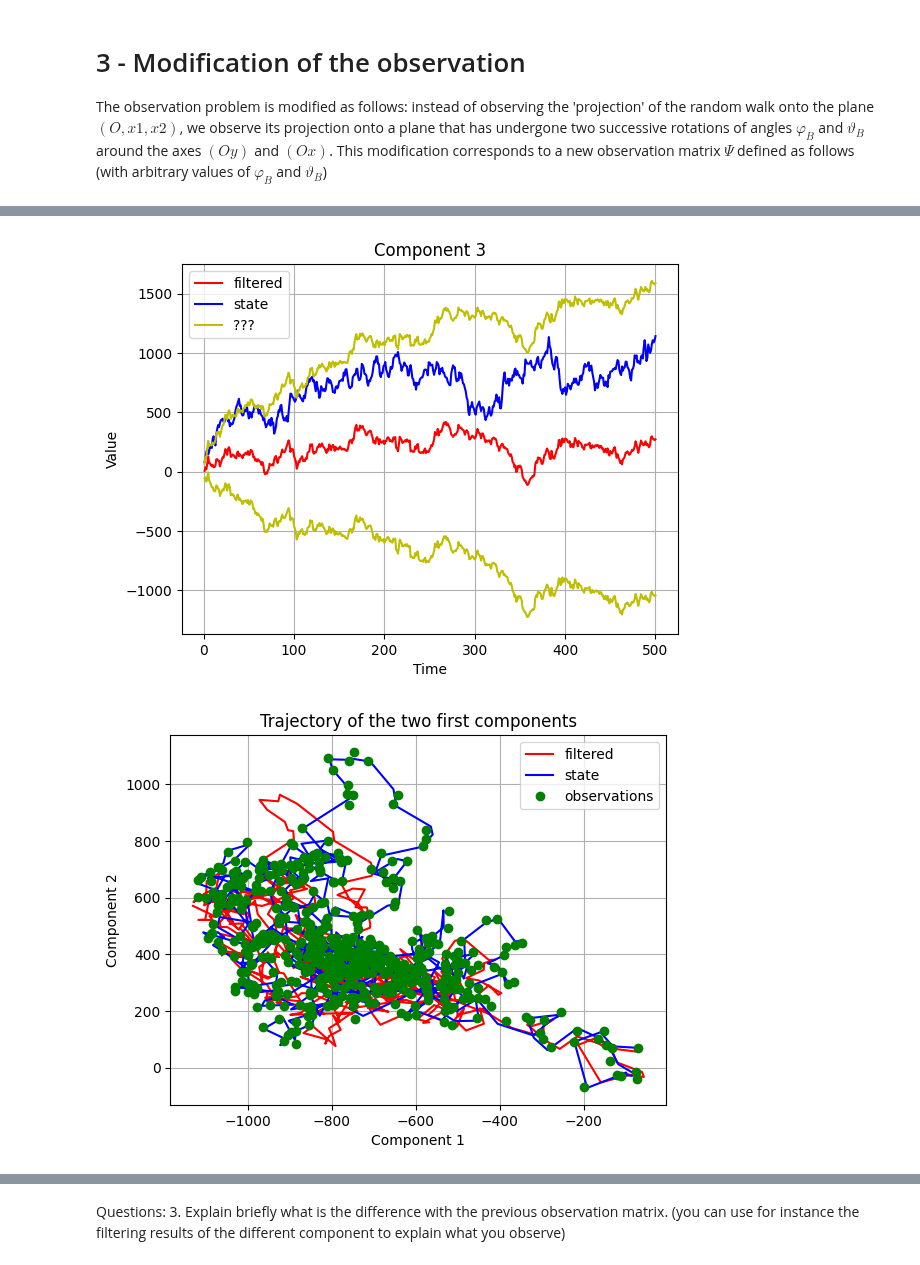
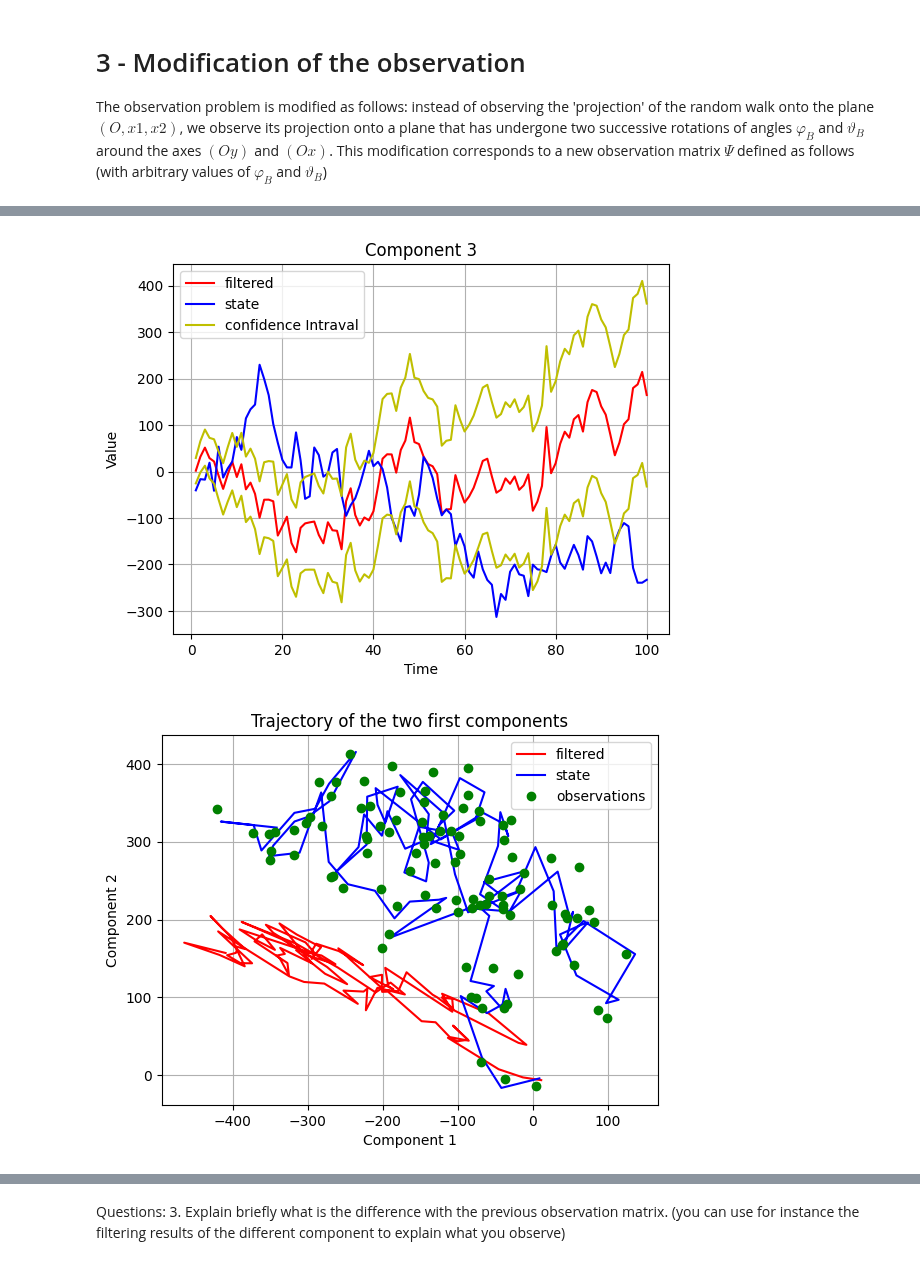
Before and after one commit to KHOUTAIBI/TSIA-TP, a Jupyter notebook: Time-Series-2/Kalman_Practice-Session.ipynb, the cells around one changed output, grey strips where cells are left out. Drawn from its saved outputs; the diff is of its cells as text; code cells hidden in the pictures.

```diff
--- a/Time-Series-2/Kalman_Practice-Session.ipynb
+++ b/Time-Series-2/Kalman_Practice-Session.ipynb
@@ -120,7 +153,7 @@ Y_{k+1, j} = X_{k+1,j} + \eta_{k, j} & \text{with } \eta_{k,j} \sim \mathcal{N}(
 sigma = 10
 tau = 40
 x_0 = np.array([1, 2, -1])
-T = 500
+T = 100
 
 # A-2 structural parameters
 Phi =  np.eye(3)  # Replace with appropriate matrix for state model
@@ -281,7 +328,7 @@ def kalman_filter(Y, m_0, P_0, Phi, Psi, Q, R):
 m_0 = np.array([0, 0, 0])
 P_0 = 100 * np.eye(3)
 
-# Filtrage
+# Filtrage But this time we will change the values of tau, Sigma and Y
 M, Parray = kalman_filter(Y, m_0, P_0, Phi, Psi, Q, R)
 
 # Visualisation
@@ -295,9 +342,9 @@ for i in range(3):
     plt.plot(range(1, T+1), M[:, i] - 1.96 * sd, 'y')
     if i < 2:
         plt.plot(range(1, T+1), Y[:, i], 'g')
-        plt.legend(['filtered', 'state', '???', 'observation'])
+        plt.legend(['filtered', 'state','confidence Intraval','confidence Intraval', 'observation'])
     else:
-        plt.legend(['filtered', 'state', '???'])
+        plt.legend(['filtered', 'state', 'confidence Intraval'])
     plt.title(f'Component {i+1}')
     plt.xlabel('Time')
     plt.ylabel('Value')
@@ -324,9 +472,9 @@ plt.show()
 
 The observation problem is modified as follows: instead of observing the 'projection' of the random walk onto the plane $(O, x1, x2)$, we observe its projection onto a plane that has undergone two successive rotations of angles $\varphi_B$ and $\vartheta_B$ around the axes $(Oy)$ and $(Ox)$. This modification corresponds to a new observation matrix $\Psi$ defined as follows (with arbitrary values of $\varphi_B$ and $\vartheta_B$)
 # %%
-# Define rotation angles
-azi_Psi = np.pi / 6
-elev_Psi = np.pi / 6
+# # Define rotation angles
+azi_Psi = np.pi / 3
+elev_Psi = np.pi / 3
 # Define rotation matrices
 Rx = np.array([[1, 0, 0],
                [0, np.cos(azi_Psi), -np.sin(azi_Psi)],
@@ -339,9 +487,13 @@ Psi = Psi @ Rx @ Ry
 # %%
 # Priors sur l'etat initial
 m_0 = np.array([0, 0, 0])
+tau = 40
+sigma = 10
 P_0 = 100 * np.eye(3)
+Q = tau**2 * np.eye(3)
+R = sigma**2 * np.eye(2)
 
-# Filtrage
+# Filtrage But this time we will change the values of tau, Sigma and Y
 M, Parray = kalman_filter(Y, m_0, P_0, Phi, Psi, Q, R)
 
 # Visualisation
@@ -355,9 +507,9 @@ for i in range(3):
     plt.plot(range(1, T+1), M[:, i] - 1.96 * sd, 'y')
     if i < 2:
         plt.plot(range(1, T+1), Y[:, i], 'g')
-        plt.legend(['filtered', 'state', '???', 'observation'])
+        plt.legend(['filtered', 'state','confidence Intraval','confidence Intraval', 'observation'])
     else:
-        plt.legend(['filtered', 'state', '???'])
+        plt.legend(['filtered', 'state', 'confidence Intraval'])
     plt.title(f'Component {i+1}')
     plt.xlabel('Time')
     plt.ylabel('Value')
@@ -380,2 +532,2 @@ plt.show()
-[figure, old version]
+[figure, new version]
-[figure, old version]
+[figure, new version]
```
Also changed, not shown: parts of 19 cells of this notebook.
